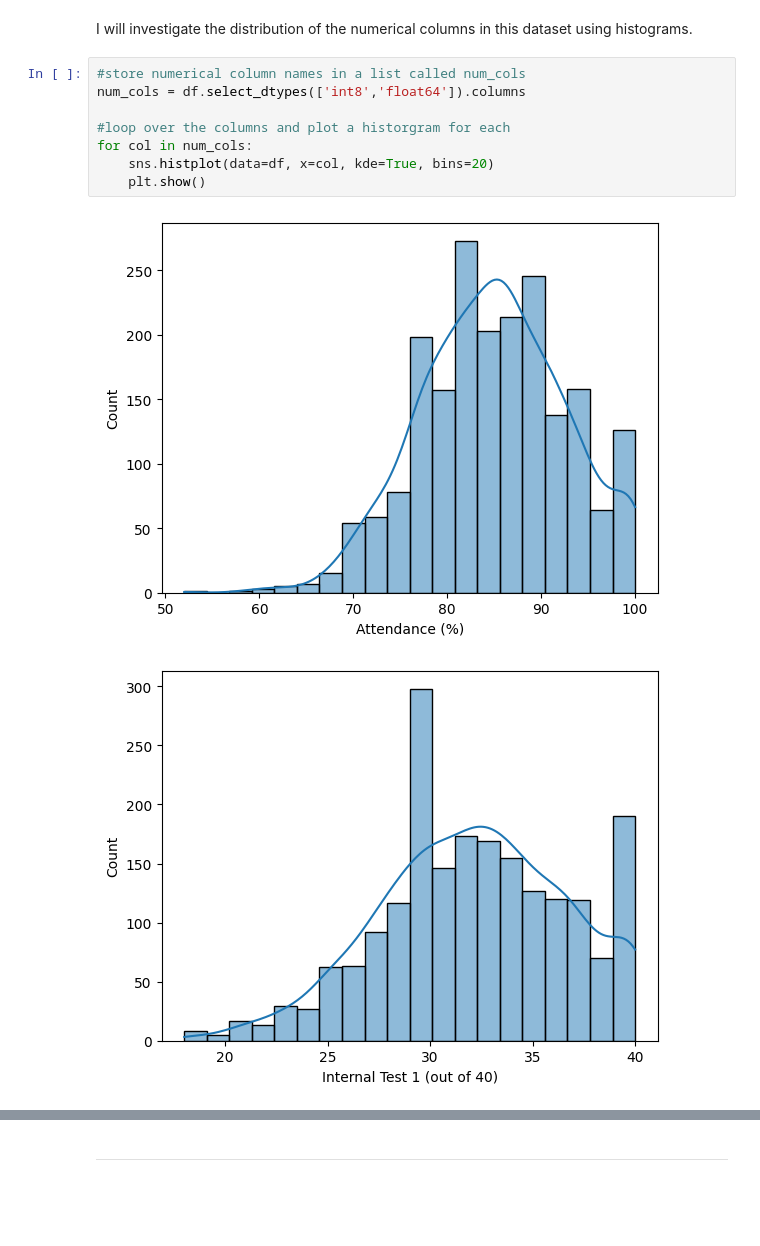
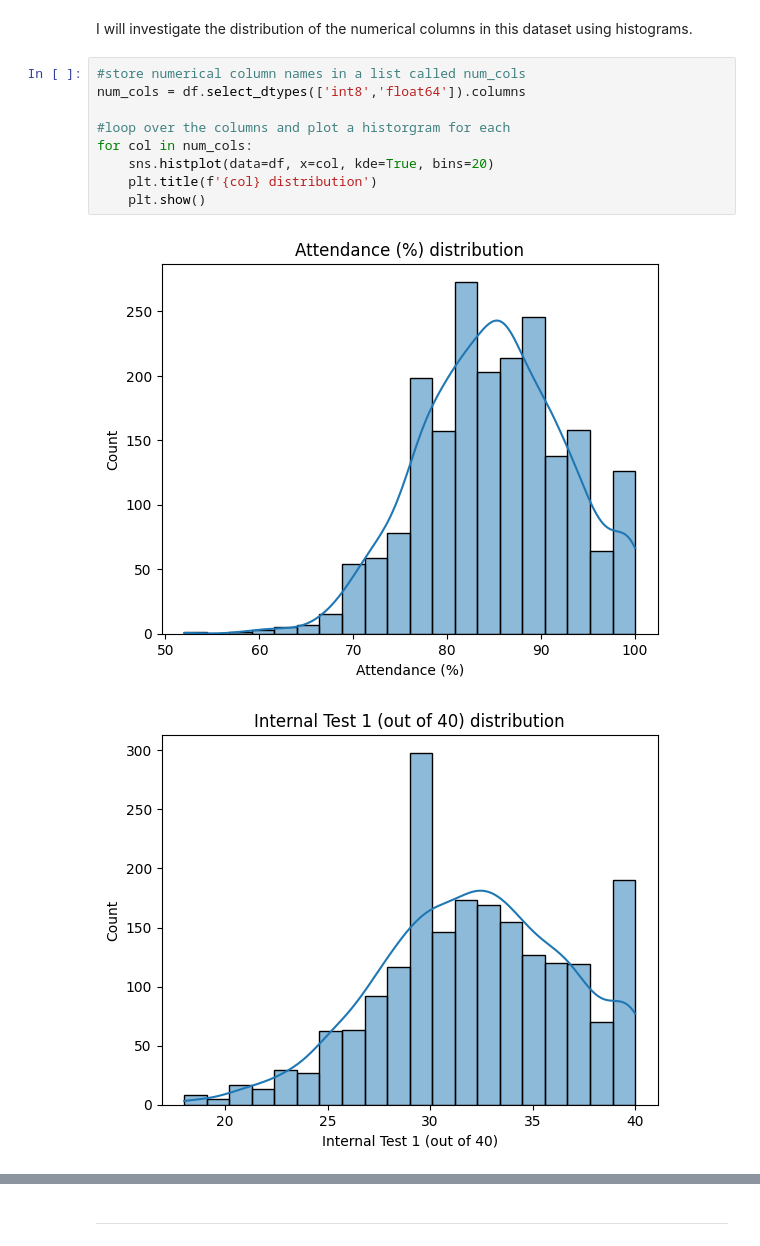
Before and after one commit to tb9757/Student-Academic-Performance, a Jupyter notebook: jupyter_notebooks/2. eda_visualisations.ipynb, the cells around one changed output, grey strips where cells are left out. Drawn from its saved outputs; the diff is of its cells as text; blank space fills up the shorter version.

```diff
--- a/jupyter_notebooks/2. eda_visualisations.ipynb
+++ b/jupyter_notebooks/2. eda_visualisations.ipynb
@@ -146,11 +146,12 @@ I will investigate the distribution of the numerical columns in this dataset usi
 # %%
 #store numerical column names in a list called num_cols
 num_cols = df.select_dtypes(['int8','float64']).columns
 
 #loop over the columns and plot a historgram for each
 for col in num_cols:
     sns.histplot(data=df, x=col, kde=True, bins=20)
+    plt.title(f'{col} distribution')
     plt.show()
 # %% [output]
-[figure, old version]
+[figure, new version]
-[figure, old version]
+[figure, new version]
```
Also changed, not shown: parts of 4 cells of this notebook.
